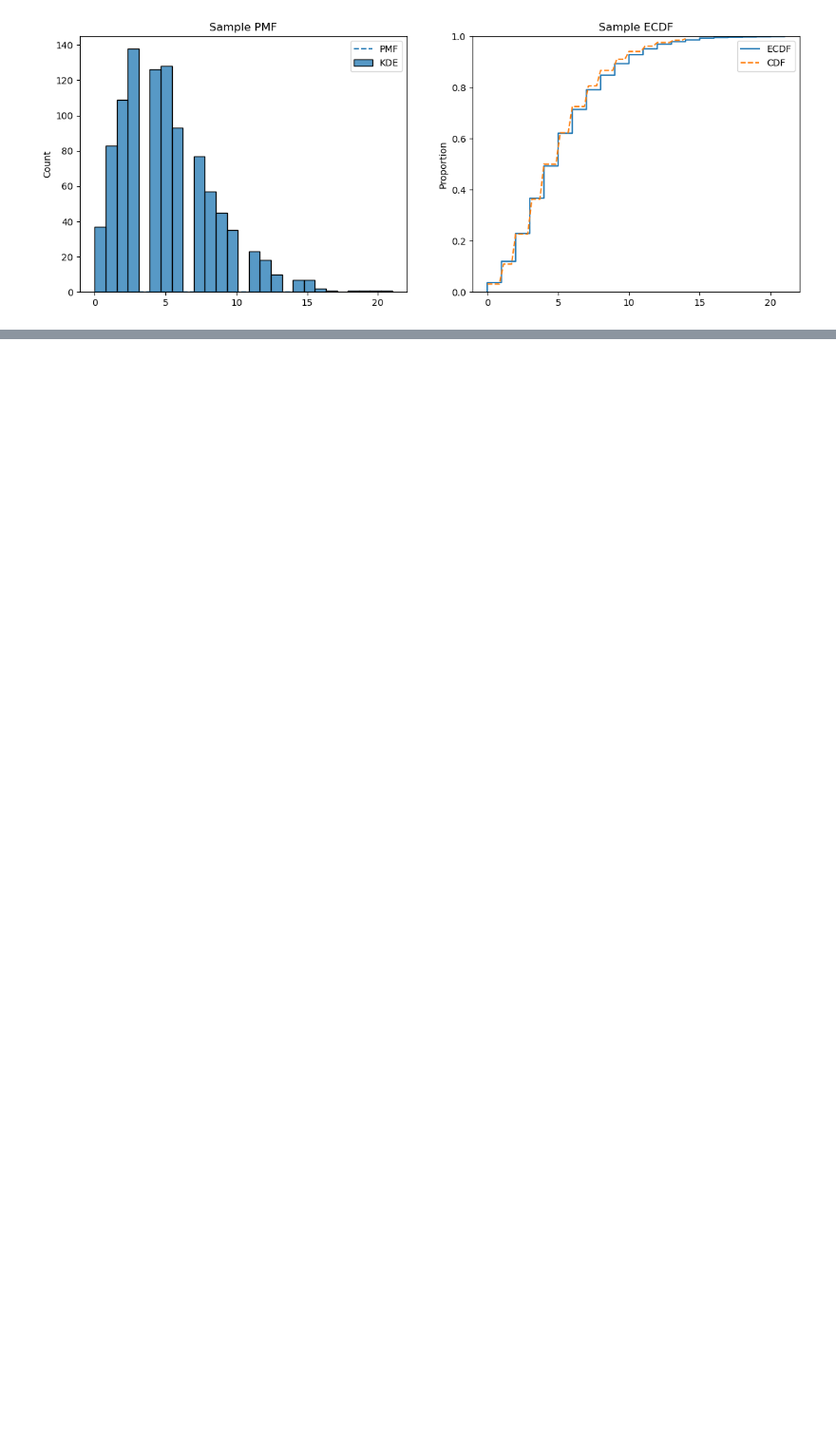
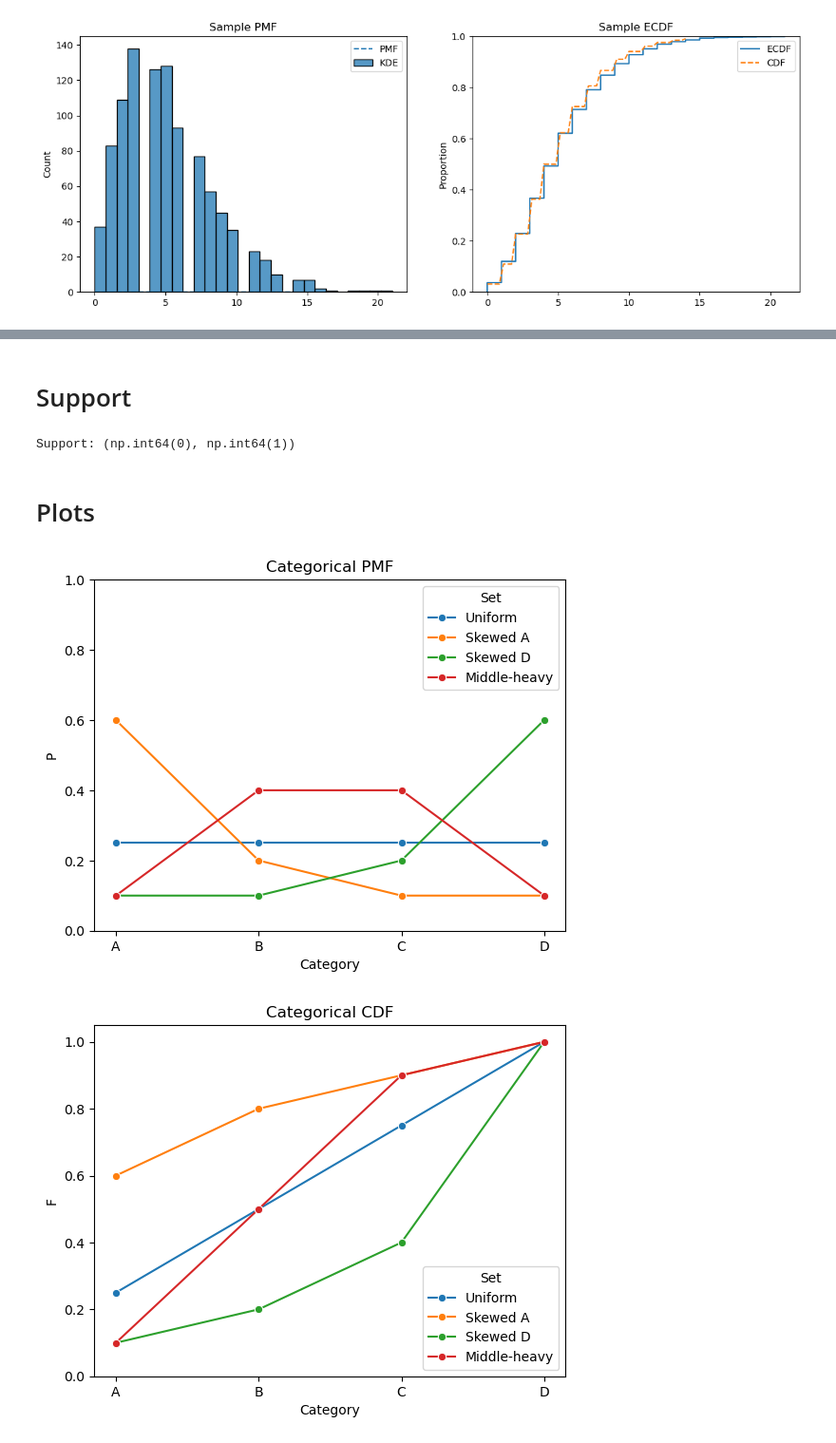
Before and after one commit to emilyrgarman/assignment_6, a Jupyter notebook: assignment_6.ipynb, the cells around one changed output, grey strips where cells are left out. Shown at 95% size. Drawn from its saved outputs; the diff is of its cells as text; code cells hidden in the pictures; blank space fills up the shorter version.

```diff
--- a/assignment_6.ipynb
+++ b/assignment_6.ipynb
@@ -331,0 +363,44 @@ from scipy.stats import multinomial
+# %% [markdown]
+# Support
+# %%
+from scipy.stats import bernoulli
+
+# define the distribution
+p = 0.6
+dist = bernoulli(p)
+
+# support = possible values that can occur
+support = dist.support()
+
+print("Support:", support)
+# %% [output]
+Support: (np.int64(0), np.int64(1))
+# %% [markdown]
+# Plots
+# %%
+import numpy as np, pandas as pd, seaborn as sns, matplotlib.pyplot as plt
+
+cats = ["A","B","C","D"]
+param_sets = {
+    "Uniform":[.25,.25,.25,.25],
+    "Skewed A":[.6,.2,.1,.1],
+    "Skewed D":[.1,.1,.2,.6],
+    "Middle-heavy":[.1,.4,.4,.1]
+}
+
+# Build tidy DataFrame for PMF and CDF
+pmf_df = pd.DataFrame([(n,c,p) for n,v in param_sets.items() for c,p in zip(cats,v)],
+                      columns=["Set","Category","P"])
+cdf_df = pmf_df.copy()
+cdf_df["F"] = cdf_df.groupby("Set")["P"].cumsum()
+
+# PMF
+sns.lineplot(data=pmf_df, x="Category", y="P", hue="Set", marker="o")
+plt.title("Categorical PMF"); plt.ylim(0,1); plt.show()
+
+# CDF
+sns.lineplot(data=cdf_df, x="Category", y="F", hue="Set", marker="o")
+plt.title("Categorical CDF"); plt.ylim(0,1.05); plt.show()
+# %% [output]
+[figure, added]
+[figure, added]
```
Also changed, not shown: parts of 22 cells of this notebook.
